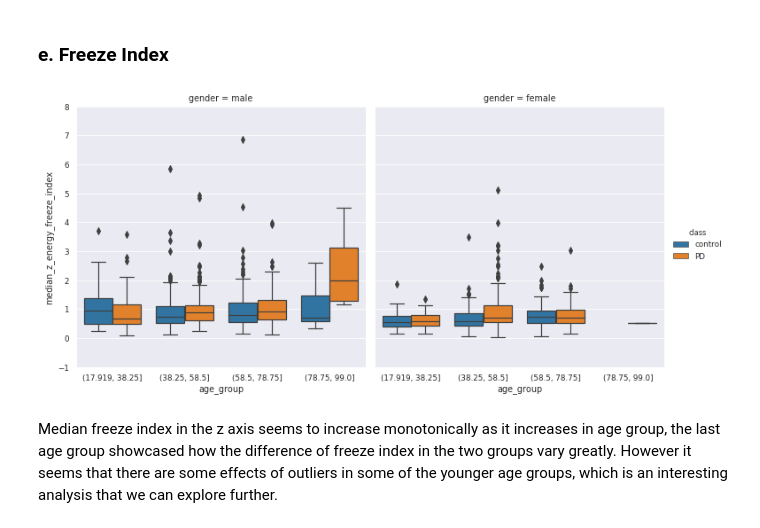
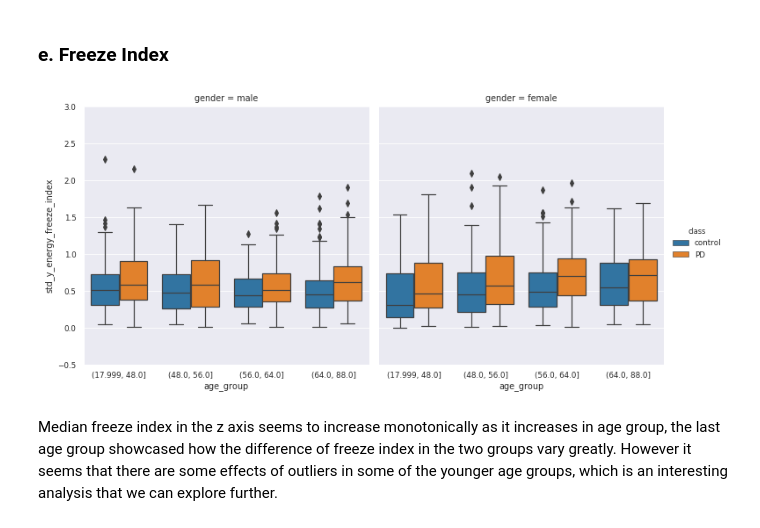
Before and after one commit to arytontediarjo/mpower-gait-analysis, a Jupyter notebook: notebooks/02a.gait-feature-analysis.ipynb, the cells around one changed output. Drawn from its saved outputs; the diff is of its cells as text; code cells hidden in the pictures.

```diff
--- a/notebooks/02a.gait-feature-analysis.ipynb
+++ b/notebooks/02a.gait-feature-analysis.ipynb
@@ -273,7 +272,7 @@ The feature importances based on the tree model shows that rotation omega showca
 # %% [markdown]
 ### 4. EDAs on High Scoring Features
 # %%
-data["age_group"] = pd.cut(data["age"], bins = 4)
+data["age_group"] = pd.qcut(data["age"], q = 4)
 # %% [markdown]
 #### a. Median Rotation Speed over Older Age
 # %%
@@ -363,14 +362,14 @@ This occurence could be caused due to the severity of the PD as the age group in
 # %% [markdown]
 ### e. Freeze Index
 # %%
-sns.catplot(y = "median_z_energy_freeze_index", x = "age_group",
-           data = data[["age_group", "median_z_energy_freeze_index", "class", "gender"]].dropna(),
+sns.catplot(y = "std_y_energy_freeze_index", x = "age_group",
+           data = data[["age_group", "std_y_energy_freeze_index", "class", "gender"]].dropna(),
             col = "gender", hue = "class",
            kind = "box", height = 5)
-plt.ylim(-1,8)
+plt.ylim(-0.5,3)
 plt.show()
 # %% [output]
-[figure, old version]
+[figure, new version]
 # %% [markdown]
 Median freeze index in the z axis seems to increase monotonically as it increases in age group, the last age group showcased how the difference of freeze index in the two groups vary greatly. However it seems that there are some effects of outliers in some of the younger age groups, which is an interesting analysis that we can explore further.
 # %% [markdown]
```
Also changed, not shown: parts of 11 cells of this notebook, 4 other files.
